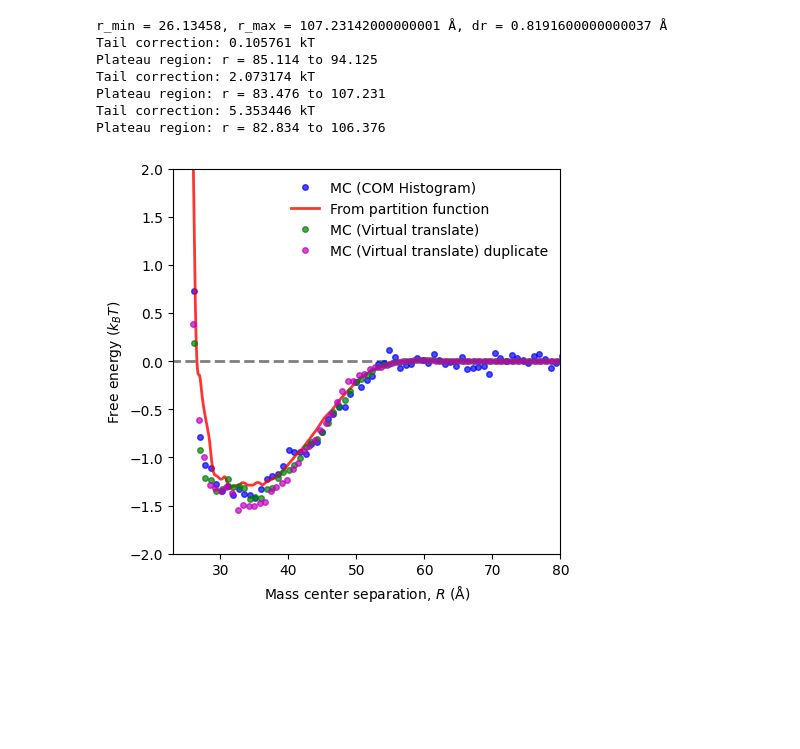
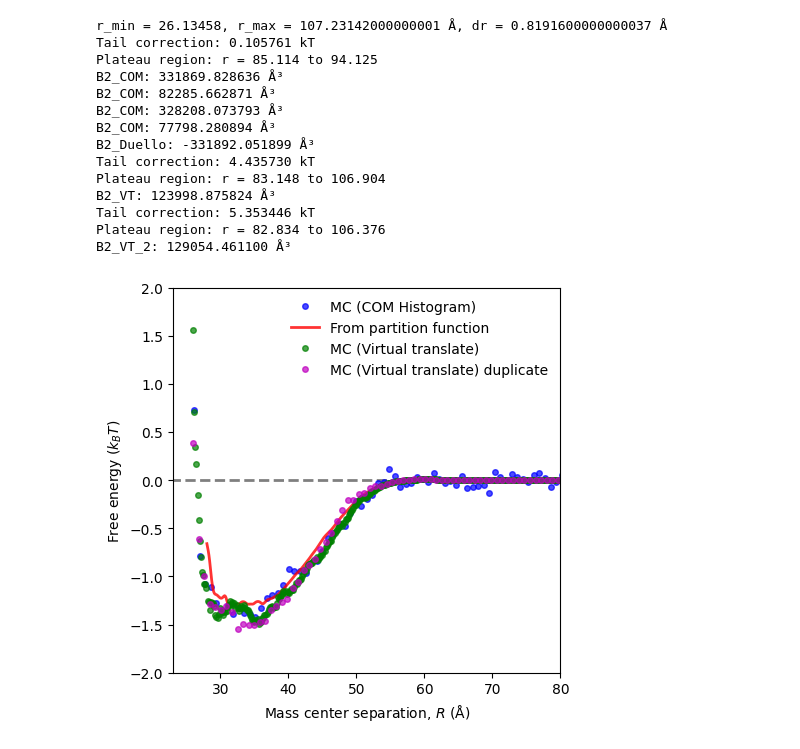
Before and after one commit to pinedaps/g_crystallin, a Jupyter notebook: faunus_simulations/plot_free_energy.ipynb, the cells around one changed output. Cells and saved outputs as stored; diff of their text form; code cells hidden in the pictures; blank space fills up the shorter version.

```diff
--- a/faunus_simulations/plot_free_energy.ipynb
+++ b/faunus_simulations/plot_free_energy.ipynb
@@ -111,42 +112,60 @@ def pmf_tail_correction(r, pmf, r_min=None, tail_fraction=0.3, slope_threshold=0
     print(f"Plateau region: r = {plateau_r[0]:.3f} to {plateau_r[-1]:.3f}")
 
     return correction, pmf_corrected
+
+def calculate_b2(r,pmf,name):
+    B2 = -2 * np.pi * np.sum((np.exp(-pmf)-1) * r**2 * (r[1]-r[0]))
+    print(f"B2_{name}: {B2:.6f} \u00C5\u00B3")
+    return B2
 # %%
 fig, ax = plt.subplots(nrows=1, figsize=(5, 5))
 r_com, pmf_com = com_distance_to_pmf("1AMM_new/results/dat/com_distance_293.0.dat.gz", bins=100)
 correction_com, pmf_com_corr = pmf_tail_correction(r_com, pmf_com)
-
 ax.hlines(0, xmin=r_com[0]-10, xmax=r_com[-1]+10, color='k', alpha=0.5, ls='--', lw=2)
 ax.plot(r_com, pmf_com_corr, 'bo', lw=3, label="MC (COM Histogram)", alpha=0.7, ms=4)
+B2_com = calculate_b2(r_com[2:], pmf_com[2:], "COM")
+B2_com = calculate_b2(r_com[2:], pmf_com_corr[2:], "COM")
+B2_com = calculate_b2(r_com[1:], pmf_com[1:], "COM")
+B2_com = calculate_b2(r_com[1:], pmf_com_corr[1:], "COM")
 
 r_duello, pmf_duello = np.loadtxt("../duello_calculations/1AMM_epsilon_0.8368_res_0.28_dr_0.1/scans/scan_T293.dat", usecols=[0,1], unpack=True)
-ax.plot(r_duello, pmf_duello, label="From partition function", lw=2, alpha=0.8, color='red')
+ax.plot(r_duello[50:-200], pmf_duello[50:-200], label="From partition function", lw=2, alpha=0.8, color='red')
+B2_com = calculate_b2(r_duello[50:-200], pmf_duello[50:-200], "Duello")
 
-r_vt_1, pmf_vt_1 = virtual_translate_to_pmf("1AMM_new/results/dat/com_distance_293.0.dat.gz", "1AMM_new/results/dat/vt.dat_293.0.gz", 100)
+r_vt_1, pmf_vt_1 = virtual_translate_to_pmf("1AMM_new/results/dat/com_distance_293.0.dat.gz", "1AMM_new/results/dat/vt.dat_293.0.gz", 500)
 correction_vt_1, pmf_vt_1_corr = pmf_tail_correction(r_vt_1, pmf_vt_1)
-ax.plot(r_vt_1, - pmf_vt_1_corr, 'go', lw=3, label="MC (Virtual translate)", alpha=0.7, ms=4)
+ax.plot(r_vt_1[:-20], - pmf_vt_1_corr[:-20], 'go', lw=3, label="MC (Virtual translate)", alpha=0.7, ms=4)
+B2_com = calculate_b2(r_vt_1[:-20], pmf_vt_1_corr[:-20], "VT")
 
 r_vt_2, pmf_vt_2 = virtual_translate_to_pmf("1AMM_new_2/results/dat/com_distance_293.0.dat.gz", "1AMM_new_2/results/dat/vt.dat_293.0.gz", 100)
 correction_vt_2, pmf_vt_2_corr = pmf_tail_correction(r_vt_2, pmf_vt_2)
 ax.plot(r_vt_2, - pmf_vt_2_corr, 'mo', lw=3, label="MC (Virtual translate) duplicate", alpha=0.7, ms=4)
+B2_com = calculate_b2(r_vt_2, pmf_vt_2_corr, "VT_2")
 
 #r_vt_3, pmf_vt_3 = virtual_translate_to_pmf("1AMM_new_3/results/dat/com_distance_293.0.dat.gz", "1AMM_new_3/results/dat/vt.dat_293.0.gz", 100)
 #correction_vt_3, pmf_vt_3_corr = pmf_tail_correction(r_vt_3, pmf_vt_3)
 #ax.plot(r_vt_3, pmf_vt_3_corr, 'co', lw=3, label="MC (Virtual translate)", alpha=0.7, ms=4)
 
 ax.set_ylabel("Free energy ($k_BT$)")
 ax.set_xlabel("Mass center separation, $R$ (Å)")
 ax.legend(loc=0, frameon=False)
 ax.set_xlim(23, 80)
 ax.set_ylim(-2, 2)
 plt.savefig("g-crystallin.png", bbox_inches="tight", dpi=300)
 plt.show()
 # %% [output]
 r_min = 26.13458, r_max = 107.23142000000001 Å, dr = 0.8191600000000037 Å
 Tail correction: 0.105761 kT
 Plateau region: r = 85.114 to 94.125
-Tail correction: 2.073174 kT
-Plateau region: r = 83.476 to 107.231
+B2_COM: 331869.828636 Å³
+B2_COM: 82285.662871 Å³
+B2_COM: 328208.073793 Å³
+B2_COM: 77798.280894 Å³
+B2_Duello: -331892.051899 Å³
+Tail correction: 4.435730 kT
+Plateau region: r = 83.148 to 106.904
+B2_VT: 123998.875824 Å³
 Tail correction: 5.353446 kT
 Plateau region: r = 82.834 to 106.376
+B2_VT_2: 129054.461100 Å³
-[figure, old version]
+[figure, new version]
```
Also changed, not shown: parts of 1 cell of this notebook, 2 other files.
